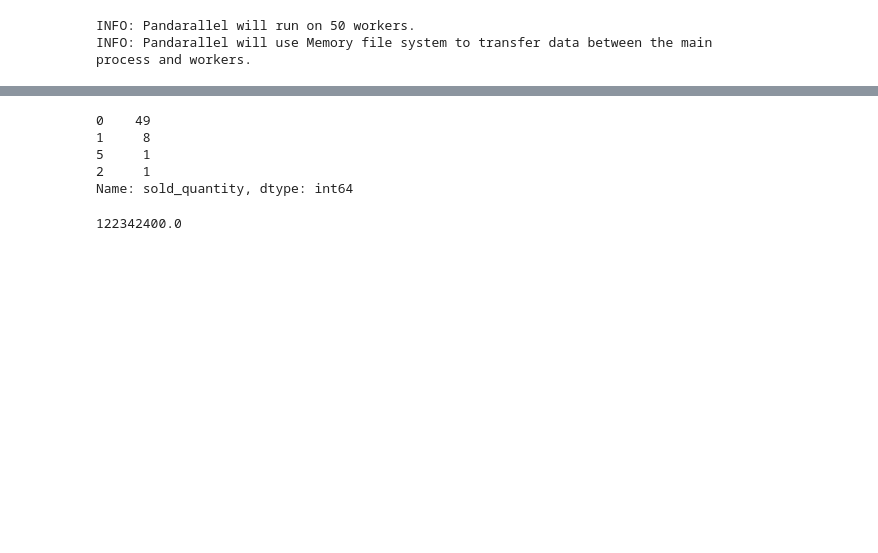
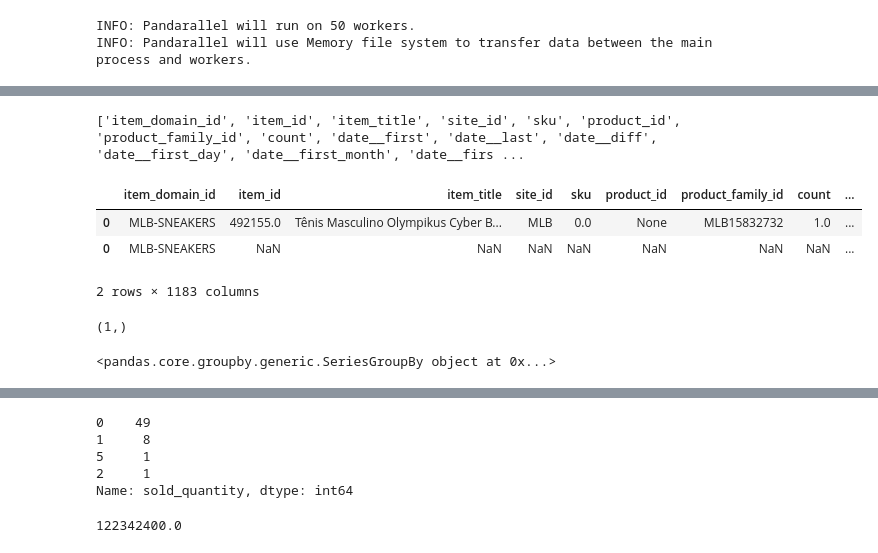
Before and after one commit to eduagarcia/meli-challenge-2021, a Jupyter notebook: extract_features_v2.ipynb, the cells around one changed output, grey strips where cells are left out. Drawn from its saved outputs; the diff is of its cells as text; code cells hidden in the pictures; blank space fills up the shorter version.

```diff
--- a/extract_features_v2.ipynb
+++ b/extract_features_v2.ipynb
@@ -225,0 +598,19 @@ new_row
+# %%
+print(list(df_sku_features.merge(df_item_domain_id_features, on='item_domain_id').columns))
+# %% [output]
+['item_domain_id', 'item_id', 'item_title', 'site_id', 'sku', 'product_id', 'product_family_id', 'count', 'date__first', 'date__last', 'date__diff', 'date__first_day', 'date__first_month', 'date__firs ...
+# %%
+pd.concat([df_sku_features, df_item_domain_id_features])
+# %% [output]
+|  | item_domain_id | item_id | item_title | site_id | sku | product_id | product_family_id | count | ... |
+| 0 | MLB-SNEAKERS | 492155.0 | Tênis Masculino Olympikus Cyber B... | MLB | 0.0 | None | MLB15832732 | 1.0 | ... |
+| 0 | MLB-SNEAKERS | NaN | NaN | NaN | NaN | NaN | NaN | NaN | ... |
+2 rows × 1183 columns
+# %%
+df_group_date[column].count().shape
+# %% [output]
+(1,)
+# %%
+df_group_date[column]
+# %% [output]
+<pandas.core.groupby.generic.SeriesGroupBy object at 0x...>
```
Also changed, not shown: parts of 43 cells of this notebook, 7 other files.
